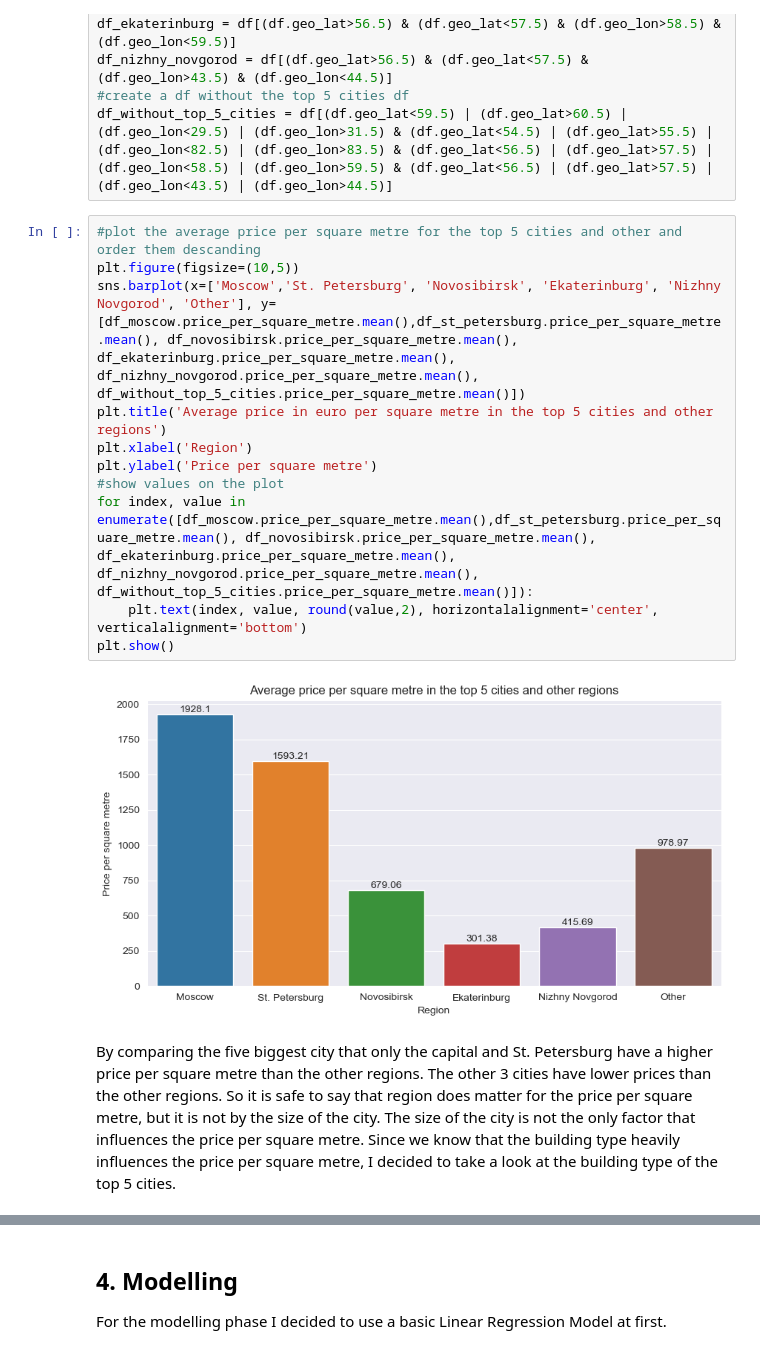
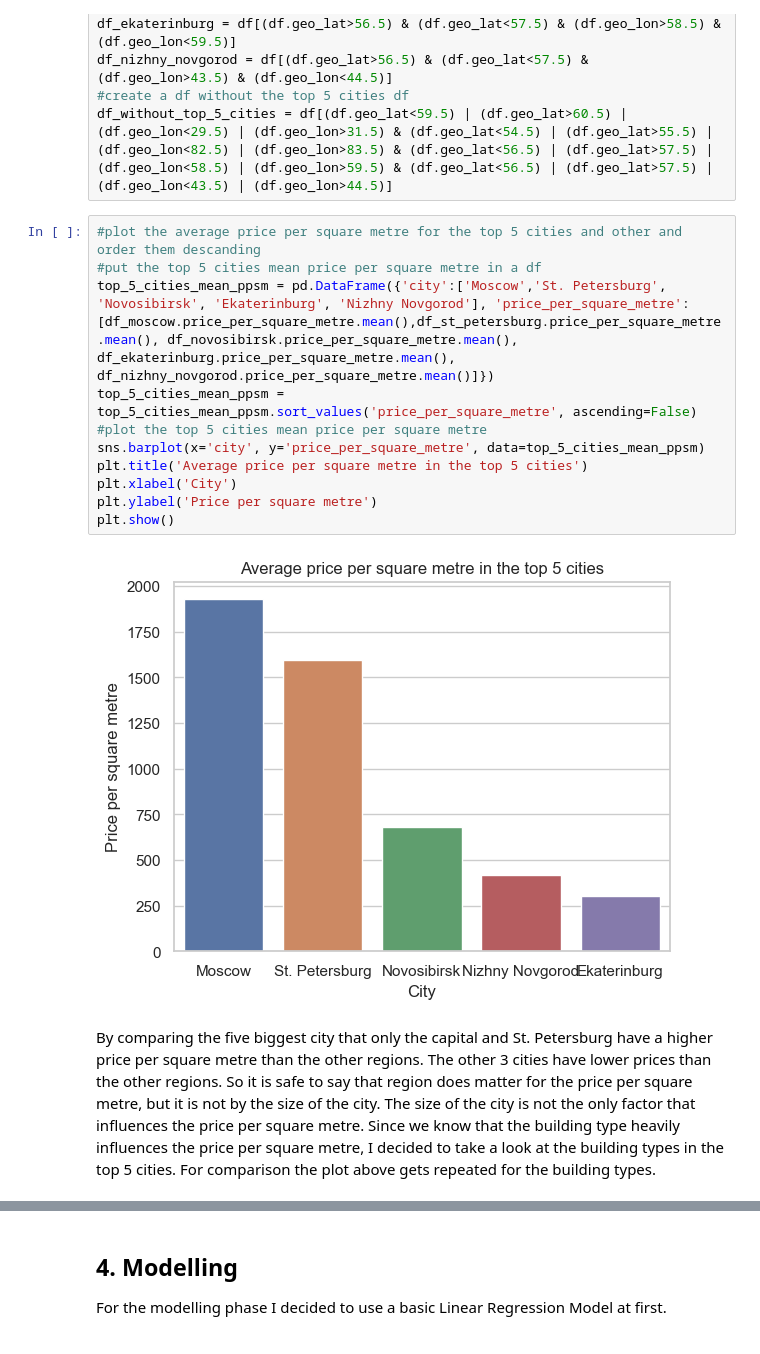
Before and after one commit to mabathke/russia-housing-price-pred, a Jupyter notebook: russia-housing-price-prediction.ipynb, the cells around one changed output, grey strips where cells are left out. Drawn from its saved outputs; the diff is of its cells as text.

Commit message:
feat (EDA): dig down into sqm prices in big cities

```diff
--- a/russia-housing-price-prediction.ipynb
+++ b/russia-housing-price-prediction.ipynb
@@ -285,16 +284,16 @@ df_nizhny_novgorod = df[(df.geo_lat>56.5) & (df.geo_lat<57.5) & (df.geo_lon>43.5
 df_without_top_5_cities = df[(df.geo_lat<59.5) | (df.geo_lat>60.5) | (df.geo_lon<29.5) | (df.geo_lon>31.5) & (df.geo_lat<54.5) | (df.geo_lat>55.5) | (df.geo_lon<82.5) | (df.geo_lon>83.5) & (df.geo_lat<56.5) | (df.geo_lat>57.5) | (df.geo_lon<58.5) | (df.geo_lon>59.5) & (df.geo_lat<56.5) | (df.geo_lat>57.5) | (df.geo_lon<43.5) | (df.geo_lon>44.5)]
 # %%
 #plot the average price per square metre for the top 5 cities and other and order them descanding
-plt.figure(figsize=(10,5))
-sns.barplot(x=['Moscow','St. Petersburg', 'Novosibirsk', 'Ekaterinburg', 'Nizhny Novgorod', 'Other'], y=[df_moscow.price_per_square_metre.mean(),df_st_petersburg.price_per_square_metre.mean(), df_novosibirsk.price_per_square_metre.mean(), df_ekaterinburg.price_per_square_metre.mean(), df_nizhny_novgorod.price_per_square_metre.mean(), df_without_top_5_cities.price_per_square_metre.mean()])
-plt.title('Average price in euro per square metre in the top 5 cities and other regions')
-plt.xlabel('Region')
+#put the top 5 cities mean price per square metre in a df
+top_5_cities_mean_ppsm = pd.DataFrame({'city':['Moscow','St. Petersburg', 'Novosibirsk', 'Ekaterinburg', 'Nizhny Novgorod'], 'price_per_square_metre':[df_moscow.price_per_square_metre.mean(),df_st_petersburg.price_per_square_metre.mean(), df_novosibirsk.price_per_square_metre.mean(), df_ekaterinburg.price_per_square_metre.mean(), df_nizhny_novgorod.price_per_square_metre.mean()]})
+top_5_cities_mean_ppsm = top_5_cities_mean_ppsm.sort_values('price_per_square_metre', ascending=False)
+#plot the top 5 cities mean price per square metre
+sns.barplot(x='city', y='price_per_square_metre', data=top_5_cities_mean_ppsm)
+plt.title('Average price per square metre in the top 5 cities')
+plt.xlabel('City')
 plt.ylabel('Price per square metre')
-#show values on the plot
-for index, value in enumerate([df_moscow.price_per_square_metre.mean(),df_st_petersburg.price_per_square_metre.mean(), df_novosibirsk.price_per_square_metre.mean(), df_ekaterinburg.price_per_square_metre.mean(), df_nizhny_novgorod.price_per_square_metre.mean(), df_without_top_5_cities.price_per_square_metre.mean()]):
-    plt.text(index, value, round(value,2), horizontalalignment='center', verticalalignment='bottom')
 plt.show()
 # %% [output]
-[figure, old version]
+[figure, new version]
 # %% [markdown]
-By comparing the five biggest city that only the capital and St. Petersburg have a higher price per square metre than the other regions. The other 3 cities have lower prices than the other regions. So it is safe to say that region does matter for the price per square metre, but it is not by the size of the city. The size of the city is not the only factor that influences the price per square metre. Since we know that the building type heavily influences the price per square metre, I decided to take a look at the building type of the top 5 cities.
+By comparing the five biggest city that only the capital and St. Petersburg have a higher price per square metre than the other regions. The other 3 cities have lower prices than the other regions. So it is safe to say that region does matter for the price per square metre, but it is not by the size of the city. The size of the city is not the only factor that influences the price per square metre. Since we know that the building type heavily influences the price per square metre, I decided to take a look at the building types in the top 5 cities. For comparison the plot above gets repeated for the building types.
```
Also changed, not shown: parts of 10 cells of this notebook.
